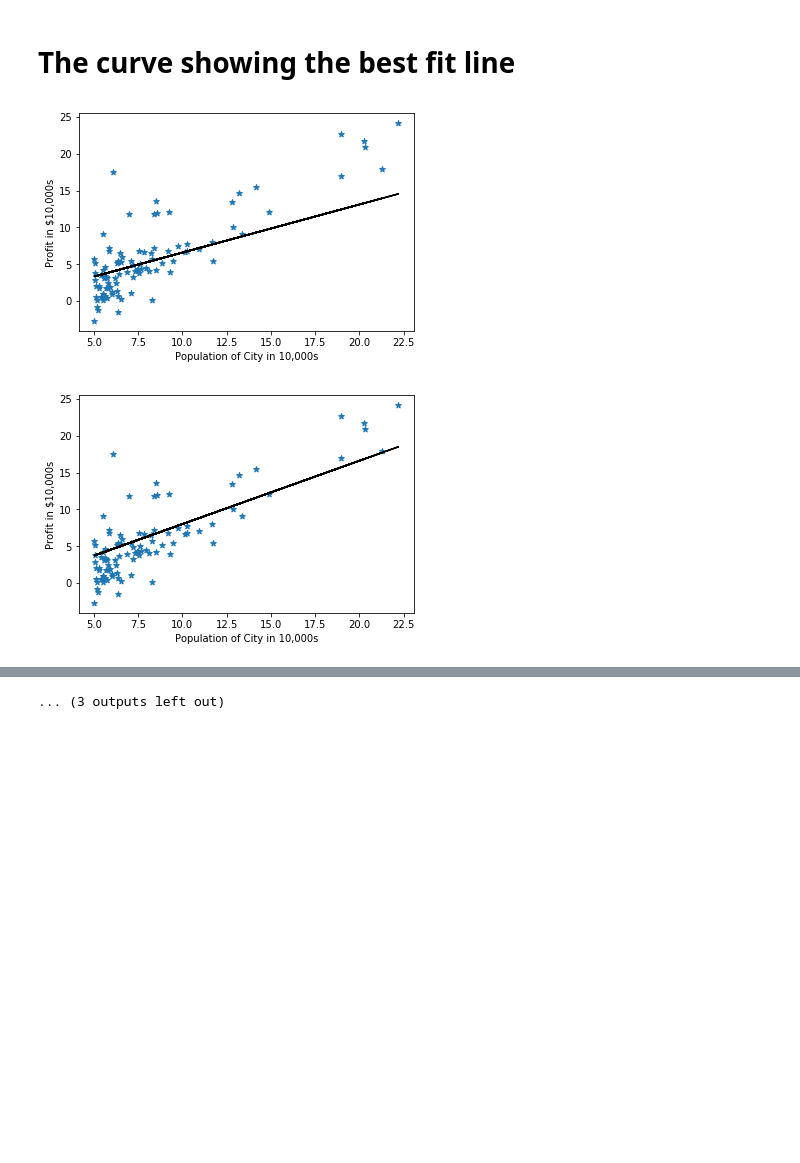
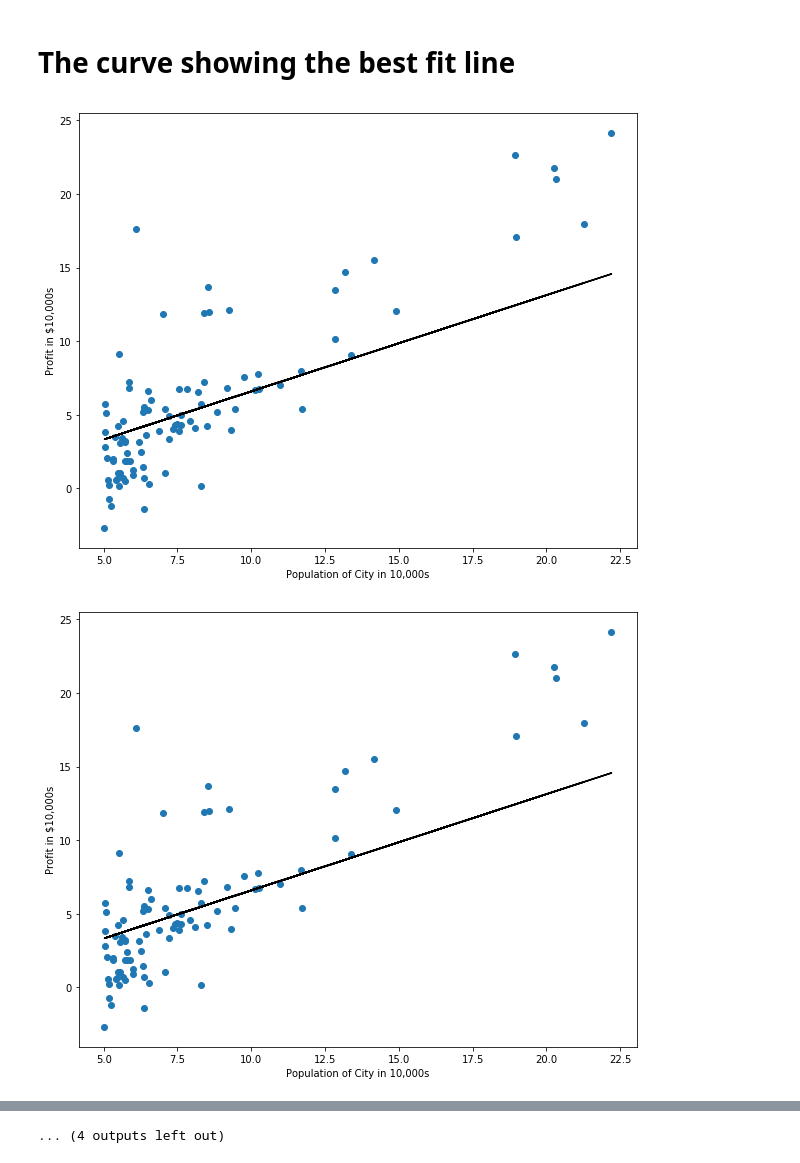
Before and after one commit to pushkalmani/machineLearning-algorithms, a Jupyter notebook: linearRegression.ipynb, the cells around one changed output, grey strips where cells are left out. Cells and saved outputs as stored; diff of their text form; code cells hidden in the pictures; blank space fills up the shorter version.

```diff
--- a/linearRegression.ipynb
+++ b/linearRegression.ipynb
@@ -79,15 +79,22 @@ plt.show()
 # %%
 import seaborn as nsn
 x=df.Population
 y=df.Profit
 for i in range(1500):
-    if i%100==0:
-        plt.scatter(x,y,marker='*')
+    if(i==0):
+        plt.scatter(x,y)
         plt.xlabel('Population of City in 10,000s')
         plt.ylabel('Profit in $10,000s')
         plt.plot(x,theta_array[i][0]+theta_array[i][1]*x,'black')
-        plt.savefig('{}.png'.format(i))
         plt.show()
+
+    if i%100==0:
+        plt.scatter(x,y)
+        plt.xlabel('Population of City in 10,000s')
+        plt.ylabel('Profit in $10,000s')
+        plt.plot(x,theta_array[i][0]+theta_array[i][1]*x,'black')
+
+        plt.show()
 # %% [output]
-[figure, old version]
+[figure, new version]
-[figure, old version]
+[figure, new version]
@@ -104 +111 @@ for i in range(1500):
-... (3 outputs left out)
+... (4 outputs left out)
```
Also changed, not shown: parts of 2 cells of this notebook, 2 other files.
